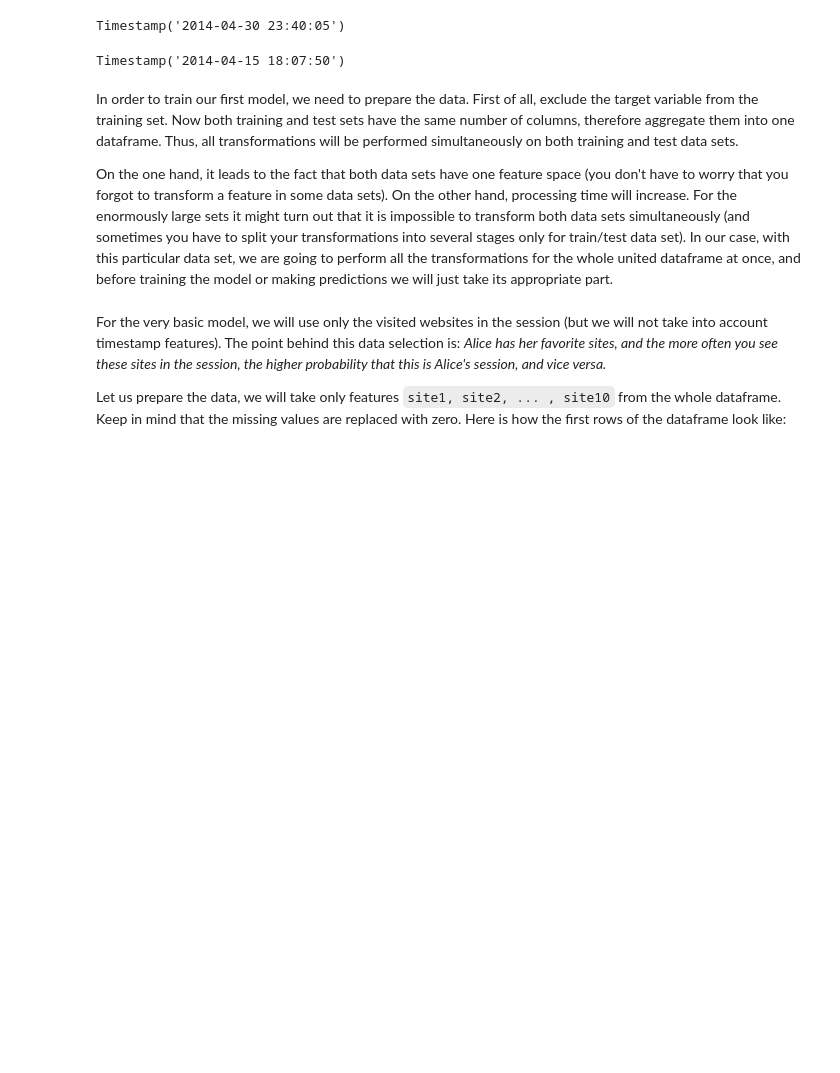
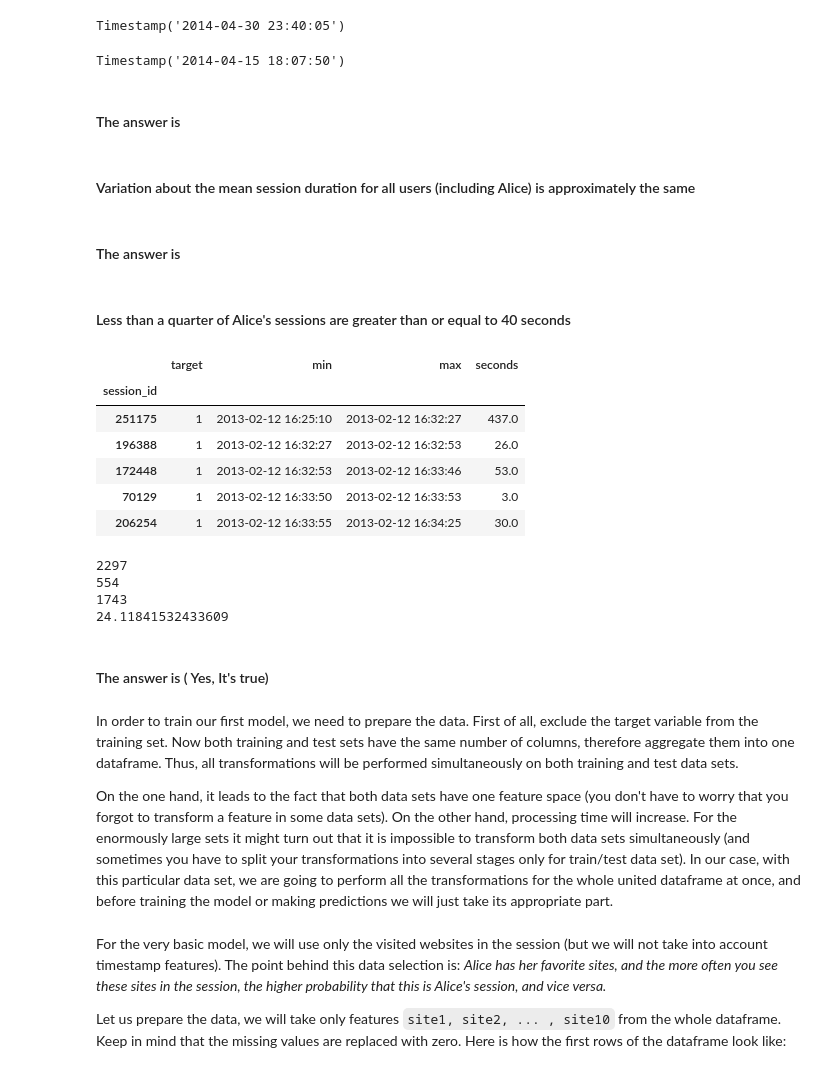
Before and after one commit to plyutik/mlcourse.ai, a Jupyter notebook: jupyter_english/assignments_fall2018/assignment4_websites_logistic_regression.ipynb, the cells around one changed output. Cells and saved outputs as stored; diff of their text form; code cells hidden in the pictures; blank space fills up the shorter version.

```diff
--- a/jupyter_english/assignments_fall2018/assignment4_websites_logistic_regression.ipynb
+++ b/jupyter_english/assignments_fall2018/assignment4_websites_logistic_regression.ipynb
@@ -254,6 +255,40 @@ Timestamp('2014-04-30 23:40:05')
 time_df['max'][time_df.target == 1].max()
 # %% [output]
 Timestamp('2014-04-15 18:07:50')
+# %% [markdown]
+#### The answer is
+# %% [markdown]
+#### Variation about the mean session duration for all users (including Alice) is approximately the same
+# %% [markdown]
+#### The answer is
+# %% [markdown]
+#### Less than a quarter of Alice's sessions are greater than or equal to 40 seconds
+# %%
+alice_quaeter = time_df[time_df['target'] == 1]
+alice_quaeter.head()
+# %% [output]
+|  | target | min | max | seconds |
+| session_id |  |  |  |  |
+| 251175 | 1 | 2013-02-12 16:25:10 | 2013-02-12 16:32:27 | 437.0 |
+| 196388 | 1 | 2013-02-12 16:32:27 | 2013-02-12 16:32:53 | 26.0 |
+| 172448 | 1 | 2013-02-12 16:32:53 | 2013-02-12 16:33:46 | 53.0 |
+| 70129 | 1 | 2013-02-12 16:33:50 | 2013-02-12 16:33:53 | 3.0 |
+| 206254 | 1 | 2013-02-12 16:33:55 | 2013-02-12 16:34:25 | 30.0 |
+# %%
+alice_quaeter_1 = alice_quaeter[alice_quaeter.seconds >= 40]
+alice_quaeter_2 = alice_quaeter[alice_quaeter.seconds < 40]
+all_len = len(alice_quaeter_1) + len(alice_quaeter_2)
+print(all_len)
+print(len(alice_quaeter_1))
+print(len(alice_quaeter_2))
+print((len(alice_quaeter_1) / all_len) * 100)
+# %% [output]
+2297
+554
+1743
+24.11841532433609
+# %% [markdown]
+#### The answer is ( Yes, It's true)
 # %% [markdown]
 In order to train our first model, we need to prepare the data. First of all, exclude the target variable from the training set. Now both training and test sets have the same number of columns, therefore aggregate them into one dataframe.  Thus, all transformations will be performed simultaneously on both training and test data sets.
 
```
Also changed, not shown: parts of 19 cells of this notebook.
